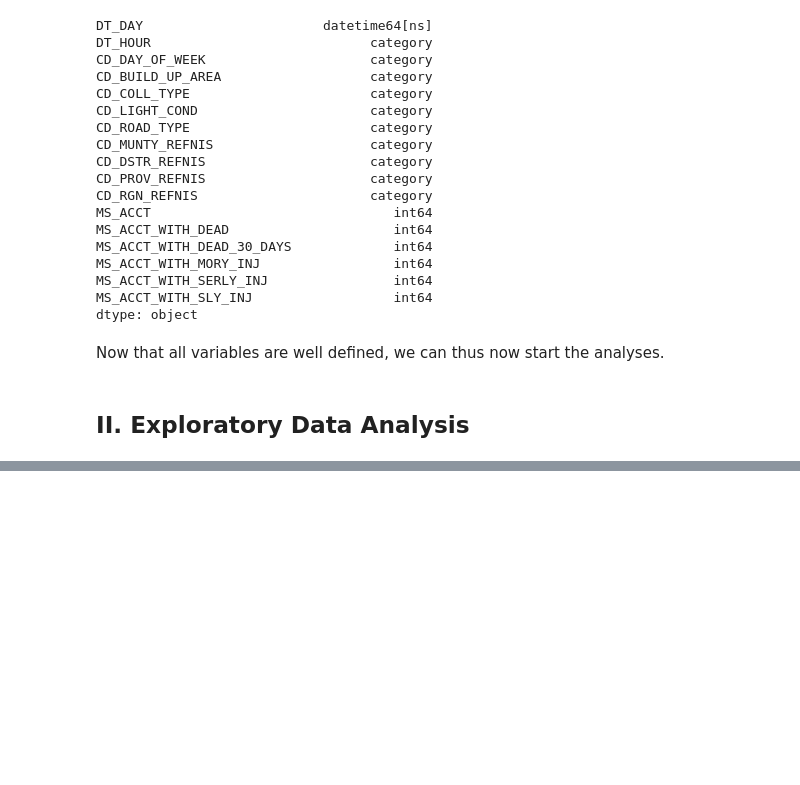
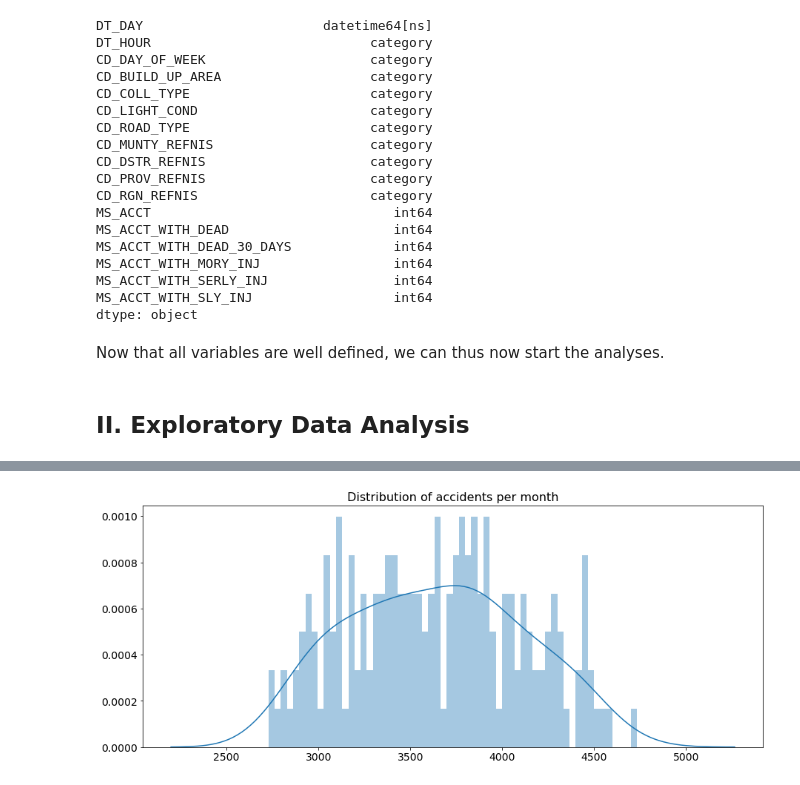
Before and after one commit to fmontoisy/Data-Science-IBM-Coursera, a Jupyter notebook: Final presentation capstone project.ipynb, the cells around one changed output, grey strips where cells are left out. Saved outputs shown, nothing was run; the diff lists cells and outputs as text; code cells hidden in the pictures; blank space fills up the shorter version.

```diff
--- a/Final presentation capstone project.ipynb
+++ b/Final presentation capstone project.ipynb
@@ -120,0 +149,15 @@ In order to discover whether there is a link between time and the number of acci
+# %%
+#Creation of new variables to be added to the data frame: 'DAY', 'MONTH', 'QUARTER' and 'YEAR' of the accident.
+# This will allow us to check whether there exist general trends or seasonal effects for example.
+
+df_accidents['DAY'] = df_accidents['DT_DAY'].apply(lambda date: date.day)
+df_accidents['MONTH'] = df_accidents['DT_DAY'].apply(lambda date: date.month)
+df_accidents['QUARTER'] = df_accidents['DT_DAY'].apply(lambda date: date.quarter)
+df_accidents['YEAR'] = df_accidents['DT_DAY'].apply(lambda date: date.year)
+# %%
+plt.figure(figsize=(15,6))
+plt.title('Distribution of accidents per month', fontsize=16)
+plt.tick_params(labelsize=14)
+sns.distplot(df_accidents.resample('M').size(), bins=60);
+# %% [output]
+[figure, added]
```
Also changed, not shown: parts of 9 cells of this notebook.
